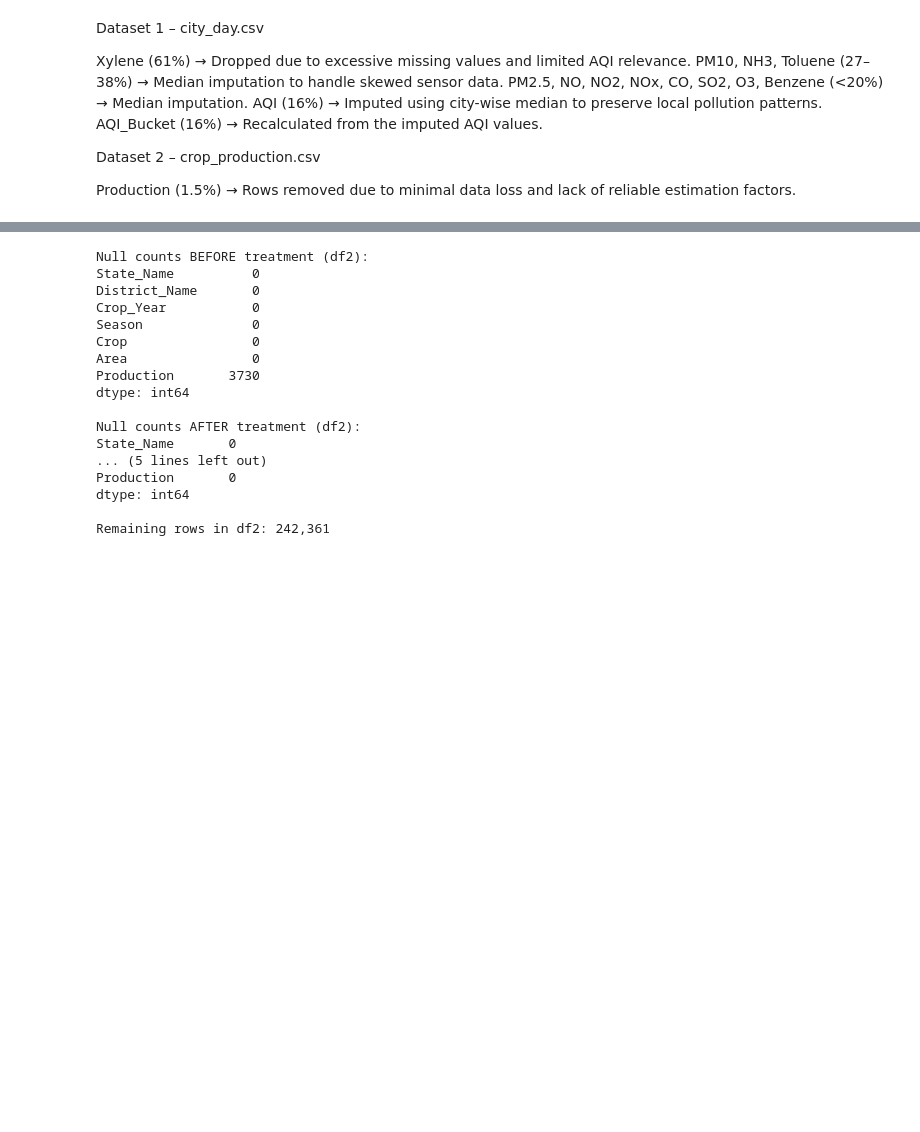
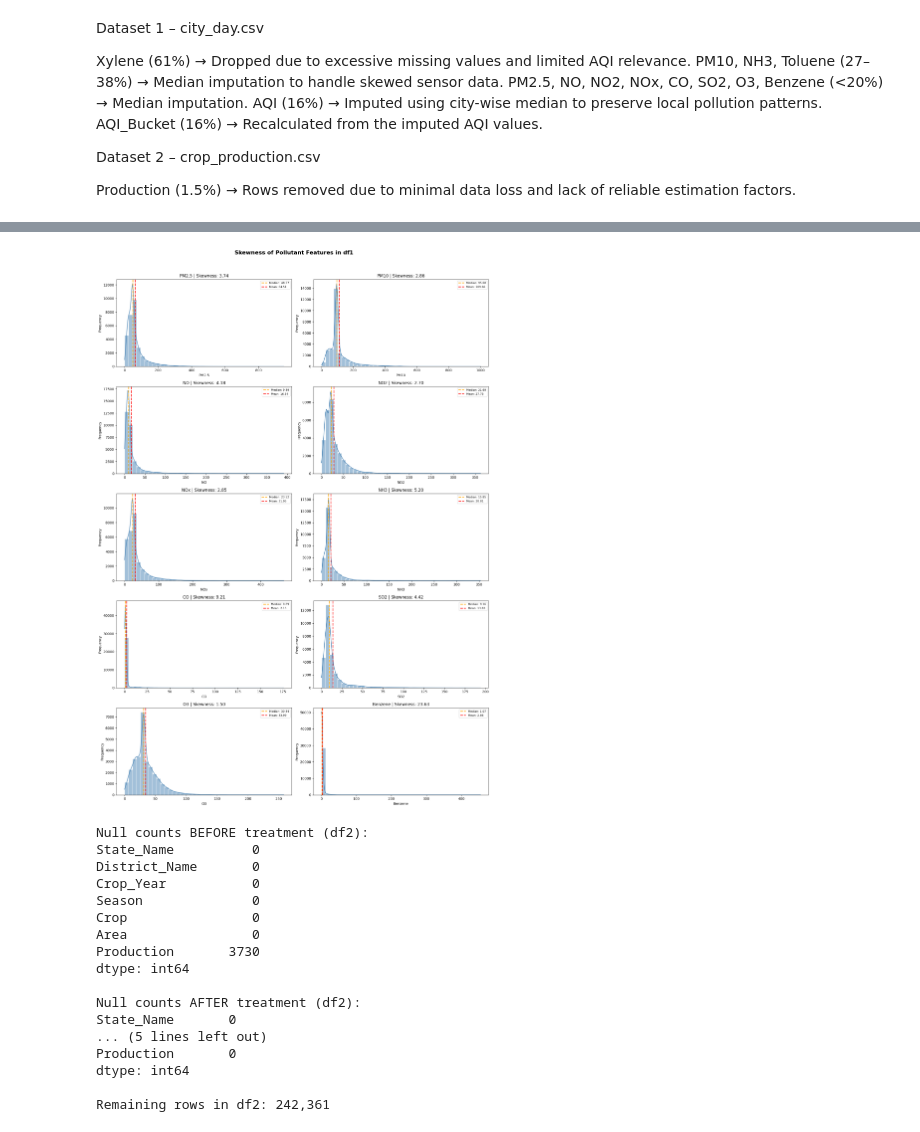
Before and after one commit to ArdenDiago/ML-Lab, a Jupyter notebook: lab/lab1/lab1a/ardendiago_2547112:Lab1.ipynb, the cells around one changed output, grey strips where cells are left out. Saved outputs shown, nothing was run; the diff lists cells and outputs as text; code cells hidden in the pictures; blank space fills up the shorter version.

```diff
--- a/lab/lab1/lab1a/ardendiago_2547112:Lab1.ipynb
+++ b/lab/lab1/lab1a/ardendiago_2547112:Lab1.ipynb
@@ -407,3 +422,26 @@ See the documentation for a more detailed explanation: https://pandas.pydata.org
+# %%
+pollutant_cols = ['PM2.5','PM10','NO','NO2','NOx','NH3','CO','SO2','O3','Benzene']
+
+fig, axes = plt.subplots(5, 2, figsize=(16, 22))
+axes = axes.flatten()
+
+for ax, col in zip(axes, pollutant_cols):
+    data = df1[col].dropna()
+    skew_value = data.skew()
+
+    sns.histplot(data, bins=40, kde=True, ax=ax, color='steelblue', edgecolor='white')
+    ax.axvline(data.median(), color='orange', linestyle='--', linewidth=2, label=f"Median: {data.median():.2f}")
+    ax.axvline(data.mean(), color='red', linestyle='--', linewidth=2, label=f"Mean: {data.mean():.2f}")
+    ax.set_title(f"{col} | Skewness: {skew_value:.2f}")
+    ax.set_xlabel(col)
+    ax.set_ylabel('Frequency')
+    ax.legend(fontsize=8)
+
+plt.suptitle('Skewness of Pollutant Features in df1', fontsize=16, fontweight='bold', y=1.02)
+plt.tight_layout()
+plt.show()
+# %% [output]
+[figure, added]
 # %%
 print("Null counts BEFORE treatment (df2):")
 print(df2.isna().sum())
```
Also changed, not shown: parts of 2 cells of this notebook, 4 other files.
